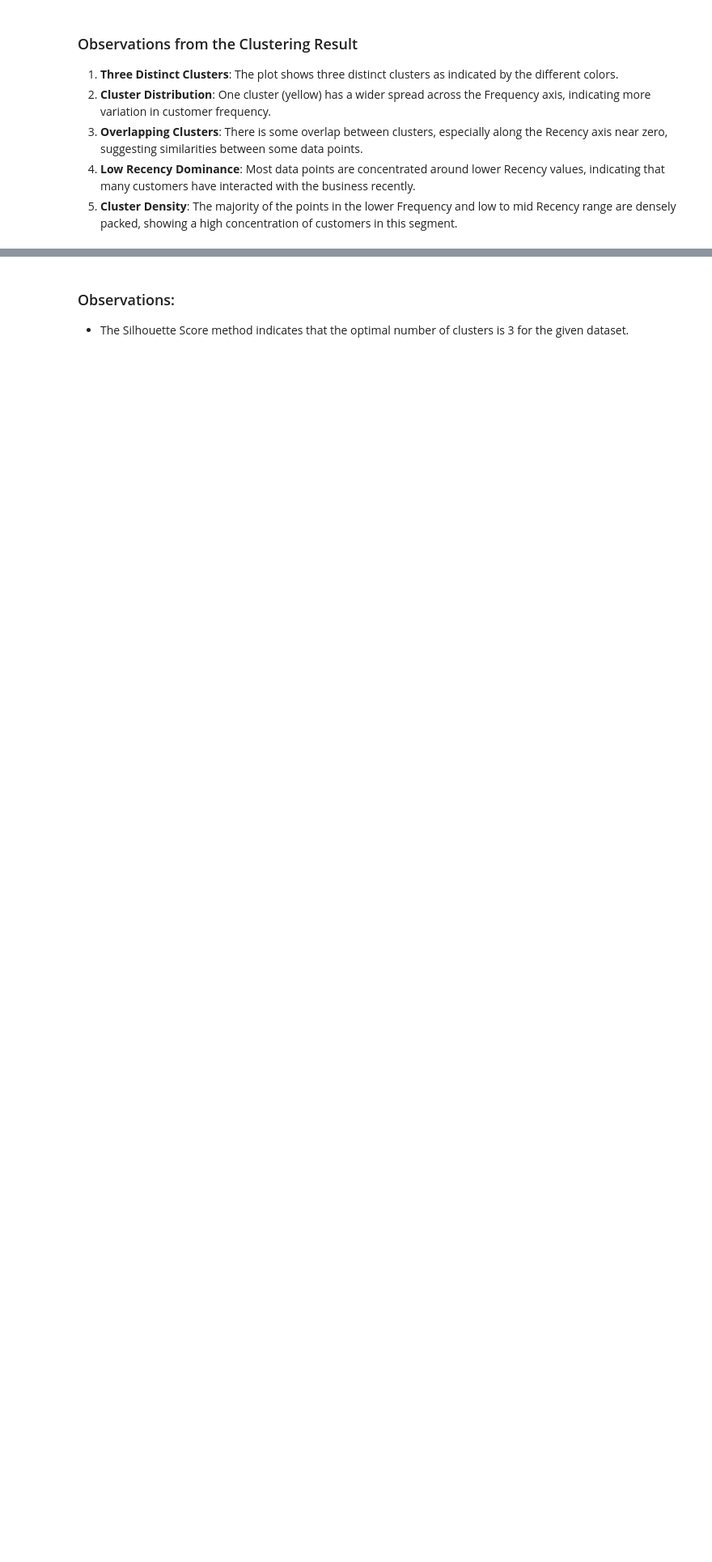
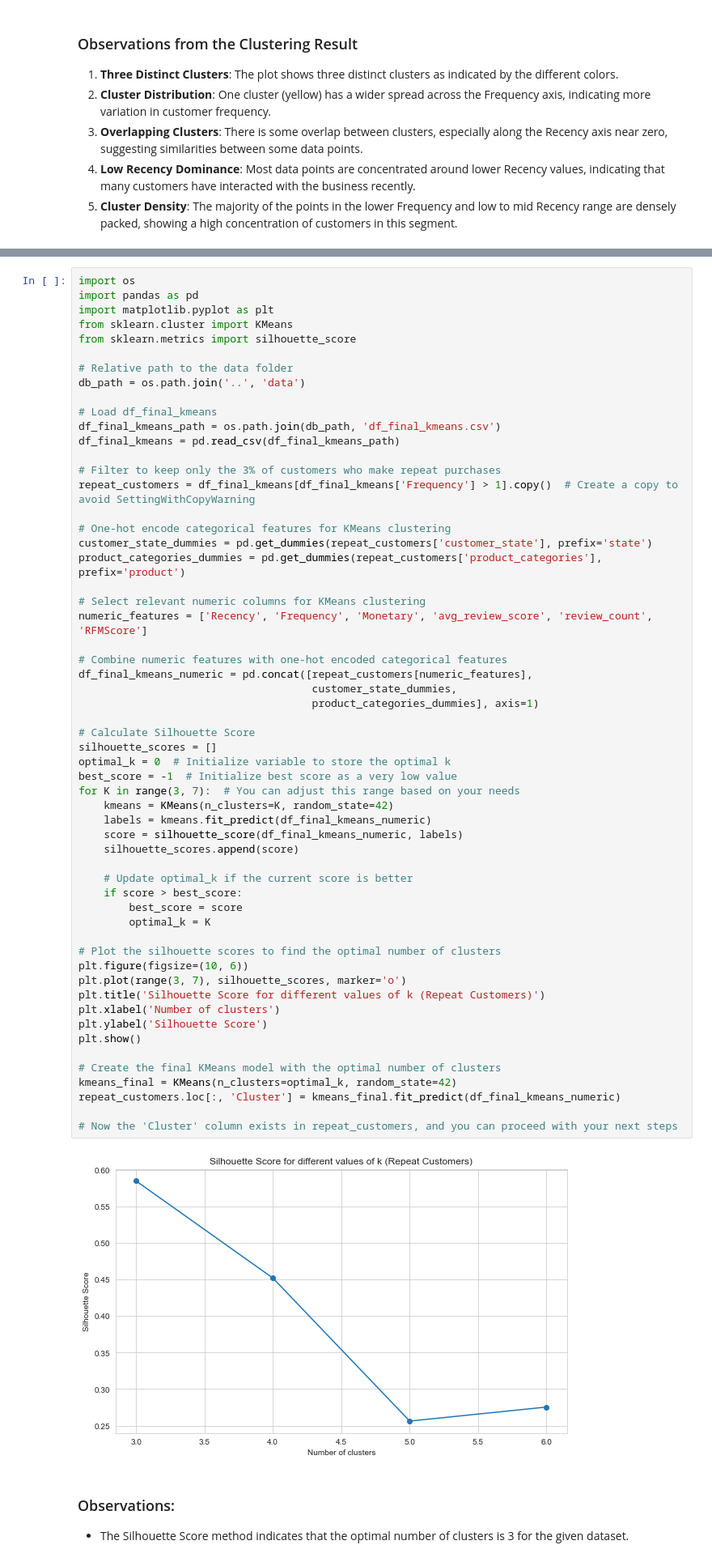
Before and after one commit to preudh/OC_IA_P5_Segment_e_commerce_site_customers, a Jupyter notebook: notebooks/Preudhomme_Patrice_3_notebook_essais_082024.ipynb, the cells around one changed output, grey strips where cells are left out. Shown at 81% size. Saved outputs shown, nothing was run; the diff lists cells and outputs as text; blank space fills up the shorter version.

```diff
--- a/notebooks/Preudhomme_Patrice_3_notebook_essais_082024.ipynb
+++ b/notebooks/Preudhomme_Patrice_3_notebook_essais_082024.ipynb
@@ -872,3 +783,62 @@ plt.show()
+# %%
+import os
+import pandas as pd
+import matplotlib.pyplot as plt
+from sklearn.cluster import KMeans
+from sklearn.metrics import silhouette_score
+
+# Relative path to the data folder
+db_path = os.path.join('..', 'data')
+
+# Load df_final_kmeans
+df_final_kmeans_path = os.path.join(db_path, 'df_final_kmeans.csv')
+df_final_kmeans = pd.read_csv(df_final_kmeans_path)
+
+# Filter to keep only the 3% of customers who make repeat purchases
+repeat_customers = df_final_kmeans[df_final_kmeans['Frequency'] > 1].copy()  # Create a copy to avoid SettingWithCopyWarning
+
+# One-hot encode categorical features for KMeans clustering
+customer_state_dummies = pd.get_dummies(repeat_customers['customer_state'], prefix='state')
+product_categories_dummies = pd.get_dummies(repeat_customers['product_categories'], prefix='product')
+
+# Select relevant numeric columns for KMeans clustering
+numeric_features = ['Recency', 'Frequency', 'Monetary', 'avg_review_score', 'review_count', 'RFMScore']
+
+# Combine numeric features with one-hot encoded categorical features
+df_final_kmeans_numeric = pd.concat([repeat_customers[numeric_features],
+                                     customer_state_dummies,
+                                     product_categories_dummies], axis=1)
+
+# Calculate Silhouette Score
+silhouette_scores = []
+optimal_k = 0  # Initialize variable to store the optimal k
+best_score = -1  # Initialize best score as a very low value
+for K in range(3, 7):  # You can adjust this range based on your needs
+    kmeans = KMeans(n_clusters=K, random_state=42)
+    labels = kmeans.fit_predict(df_final_kmeans_numeric)
+    score = silhouette_score(df_final_kmeans_numeric, labels)
+    silhouette_scores.append(score)
+
+    # Update optimal_k if the current score is better
+    if score > best_score:
+        best_score = score
+        optimal_k = K
+
+# Plot the silhouette scores to find the optimal number of clusters
+plt.figure(figsize=(10, 6))
+plt.plot(range(3, 7), silhouette_scores, marker='o')
+plt.title('Silhouette Score for different values of k (Repeat Customers)')
+plt.xlabel('Number of clusters')
+plt.ylabel('Silhouette Score')
+plt.show()
+
+# Create the final KMeans model with the optimal number of clusters
+kmeans_final = KMeans(n_clusters=optimal_k, random_state=42)
+repeat_customers.loc[:, 'Cluster'] = kmeans_final.fit_predict(df_final_kmeans_numeric)
+
+# Now the 'Cluster' column exists in repeat_customers, and you can proceed with your next steps
+# %% [output]
+[figure, added]
 # %% [markdown]
 ### Observations:
 - The Silhouette Score method indicates that the optimal number of clusters is 3 for the given dataset.
```
Also changed, not shown: parts of 19 cells of this notebook.
